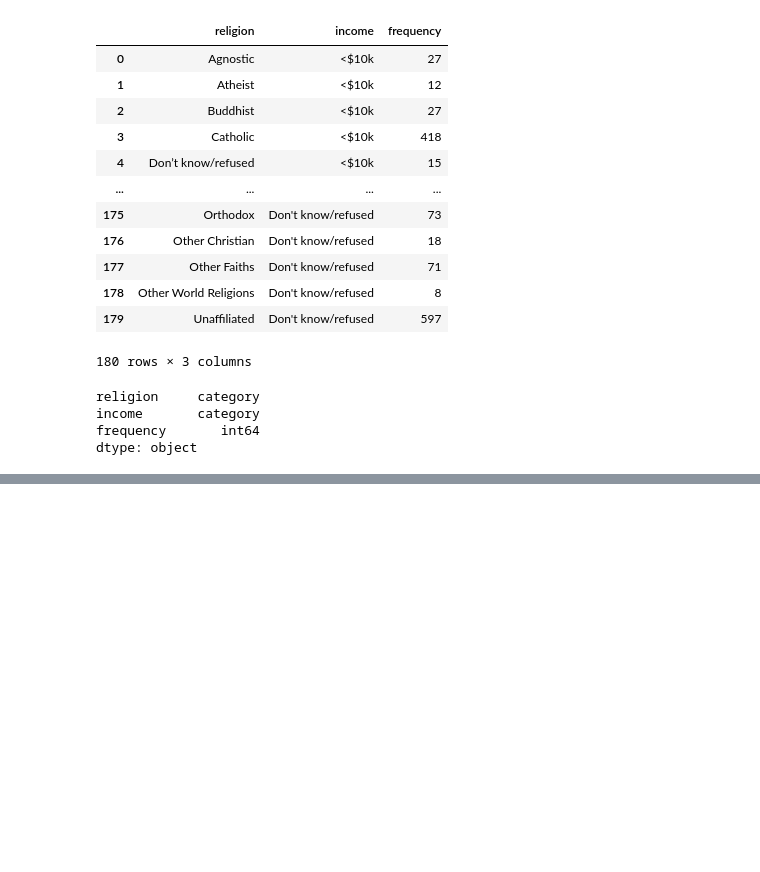
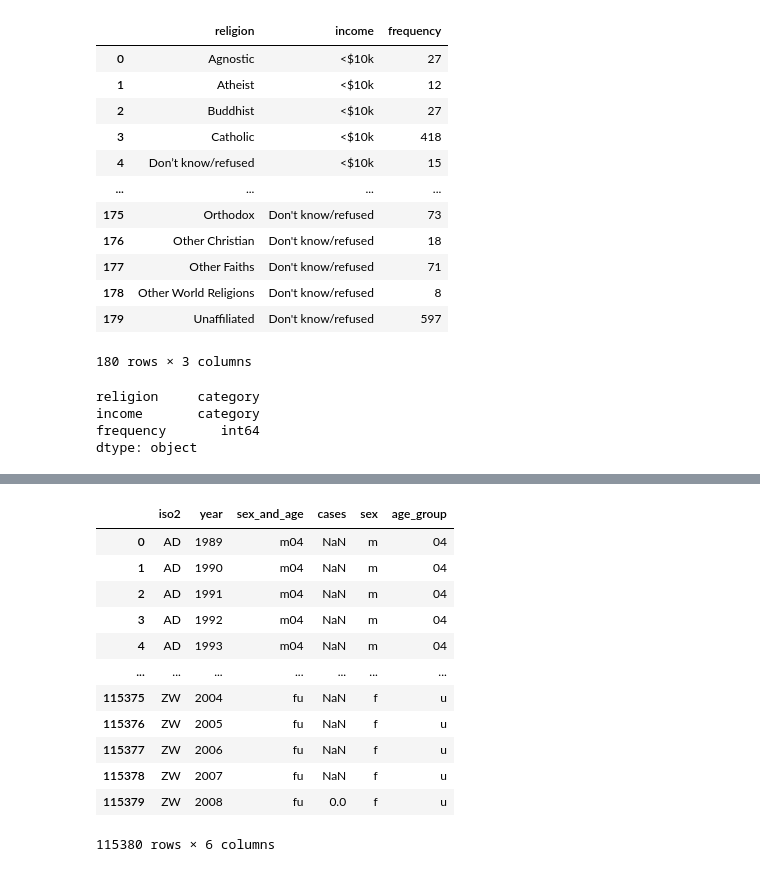
Before and after one commit to iliyanCoding/ArtificialIntelligence, a Jupyter notebook: Data-Science/02.Data-Tidying-And-Cleaning/Data-Tidying-And-Cleaning.ipynb, the cells around one changed output, grey strips where cells are left out. Drawn from its saved outputs; the diff is of its cells as text; code cells hidden in the pictures; blank space fills up the shorter version.

```diff
--- a/Data-Science/02.Data-Tidying-And-Cleaning/Data-Tidying-And-Cleaning.ipynb
+++ b/Data-Science/02.Data-Tidying-And-Cleaning/Data-Tidying-And-Cleaning.ipynb
@@ -59,0 +98,2 @@ dtype: object
+# %%
+tb_tidy = tb.melt(id_vars = ["iso2", "year"], var_name = "sex_and_age", value_name = "cases")
@@ -59,0 +116,20 @@ dtype: object
+# %%
+tb_tidy["sex"] = tb_tidy.sex_and_age.str.slice(0, 1)
+# %%
+tb_tidy["age_group"] = tb_tidy.sex_and_age.str.slice(1)
+# %%
+tb_tidy
+# %% [output]
+|  | iso2 | year | sex_and_age | cases | sex | age_group |
+| 0 | AD | 1989 | m04 | NaN | m | 04 |
+| 1 | AD | 1990 | m04 | NaN | m | 04 |
+| 2 | AD | 1991 | m04 | NaN | m | 04 |
+| 3 | AD | 1992 | m04 | NaN | m | 04 |
+| 4 | AD | 1993 | m04 | NaN | m | 04 |
+| ... | ... | ... | ... | ... | ... | ... |
+| 115375 | ZW | 2004 | fu | NaN | f | u |
+| 115376 | ZW | 2005 | fu | NaN | f | u |
+| 115377 | ZW | 2006 | fu | NaN | f | u |
+| 115378 | ZW | 2007 | fu | NaN | f | u |
+| 115379 | ZW | 2008 | fu | 0.0 | f | u |
+115380 rows × 6 columns
```
Also changed, not shown: parts of 14 cells of this notebook, 6 other files.
